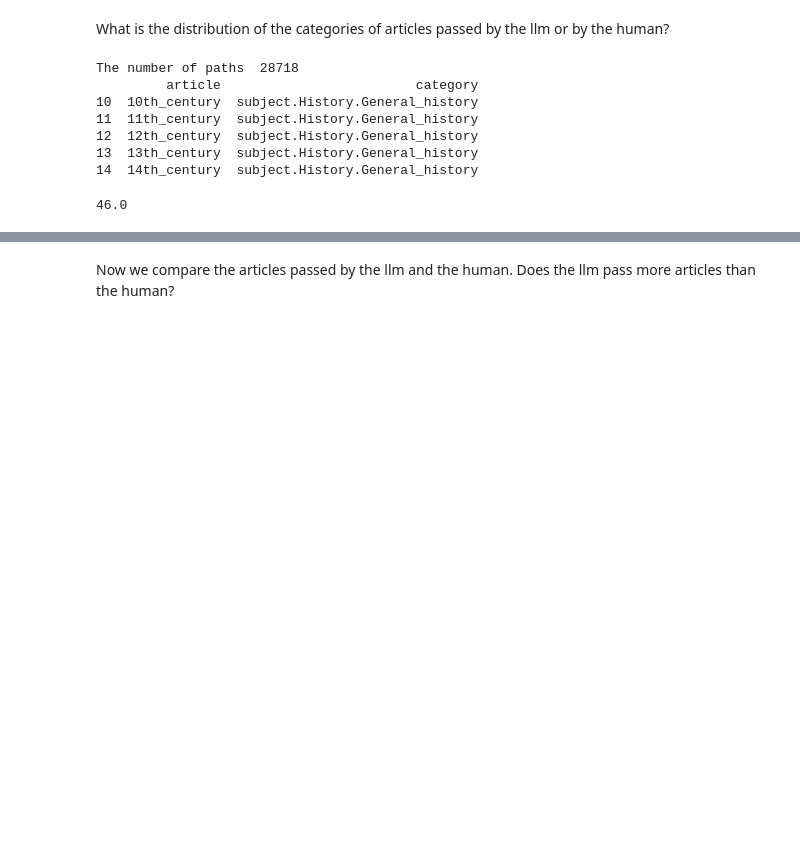
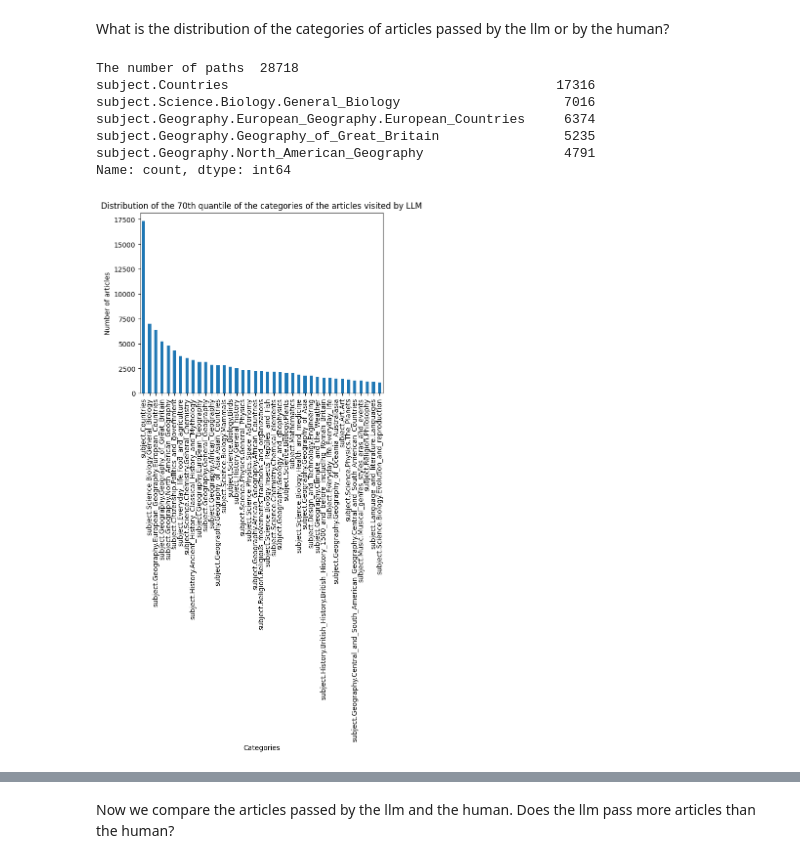
Before and after one commit to epfl-ada/ada-2024-project-adaspeedia, a Jupyter notebook: questions.ipynb, the cells around one changed output, grey strips where cells are left out. Cells and saved outputs as stored; diff of their text form; code cells hidden in the pictures; blank space fills up the shorter version.

```diff
--- a/questions.ipynb
+++ b/questions.ipynb
@@ -309,42 +306,52 @@ plt.show()
 # %% [markdown]
 What is the distribution of the categories of articles passed by the llm or by the human?
 # %%
-# load the data/llm_paths_all_gpt4omini_no_memory.tsv
+# get the articles that llm goes to
 llm_paths_all_gpt4omini_no_memory = pd.read_csv('data/llm_paths_all_gpt4omini_no_memory.tsv', sep='\t')
 
-# print the number of paths
-print("The number of paths ", len(llm_paths_all_gpt4omini_no_memory))
+print("The number of paths ",len(llm_paths_all_gpt4omini_no_memory))
+# get the articles that human goes to
+articles_llm = llm_paths_all_gpt4omini_no_memory['path'].apply(lambda x: x.split(';')).tolist()
 
-# get a list of all articles passed by the llm
-articles = llm_paths_all_gpt4omini_no_memory['path'].apply(lambda x: x.split(';')).tolist()
+# ignore the "<" articles in the path
+articles_llm = [[item for item in sublist if item[0] != '<'] for sublist in articles_llm]
 
-# ignore the "LOOP_DETECTED", "WRONG_ANSWER" and "NO_LINK" in the articles
-articles = [[article for article in article if article not in ["LOOP_DETECTED", "WRONG_ANSWER", "NO_LINK"]] for article in articles]
-
-articles = [item for sublist in articles for item in sublist]
-
-# get the cartegoies of the articles
-categories = pd.read_csv('data/wikispeedia_paths-and-graph/categories.tsv', sep='\t', skiprows=12, names=['article', 'category'])
+# get the categories of the articles
+file_path = "data/wikispeedia_paths-and-graph/categories.tsv"
+categories = pd.read_csv(file_path, sep='\t', skiprows=12, names=['article', 'category'])
 categories = categories.map(urllib.parse.unquote)
 
-# get the unique articles
-unique_articles = list(set(articles))
+articles_llm = [item for sublist in articles_llm for item in sublist]
+# get the categories of the articles
+categories_of_articles_llm = []
+for article in articles_llm:
+    try:
+        categories_of_articles_llm.append(categories[categories['article'] == article]['category'])
+    except:
+        pass
 
-# get the categories of the unique articles
-unique_categories = categories[categories['article'].isin(unique_articles)]
 
-print(unique_categories.head())
+# using the value counts, get the 0.70 quantile of the categories
+categories_of_articles_llm = [item for sublist in categories_of_articles_llm for item in sublist]
+categories_count_llm = pd.Series(categories_of_articles_llm).value_counts()
+
+# print the 5 most common categories
+print(categories_count_llm.head())
+nbr = categories_count_llm.quantile(0.70)
 # %% [output]
 The number of paths  28718
-         article                         category
-10  10th_century  subject.History.General_history
-11  11th_century  subject.History.General_history
-12  12th_century  subject.History.General_history
-13  13th_century  subject.History.General_history
-14  14th_century  subject.History.General_history
+subject.Countries                                          17316
+subject.Science.Biology.General_Biology                     7016
+subject.Geography.European_Geography.European_Countries     6374
+subject.Geography.Geography_of_Great_Britain                5235
+subject.Geography.North_American_Geography                  4791
+Name: count, dtype: int64
-# %%
-# using the value counts, get the 0.75 quantile of the categories
-categories_count = unique_categories['category'].value_counts()
-categories_count.quantile(0.75)
-# %% [output]
-46.0
+# %%
+# plot the distribution of the 70th quantile
+categories_count_llm[categories_count_llm > nbr].plot(kind='bar')
+plt.title('Distribution of the 70th quantile of the categories of the articles visited by LLM')
+plt.ylabel('Number of articles')
+plt.xlabel('Categories')
+plt.show()
+# %% [output]
+[figure, added]
```
Also changed, not shown: parts of 11 cells of this notebook.
